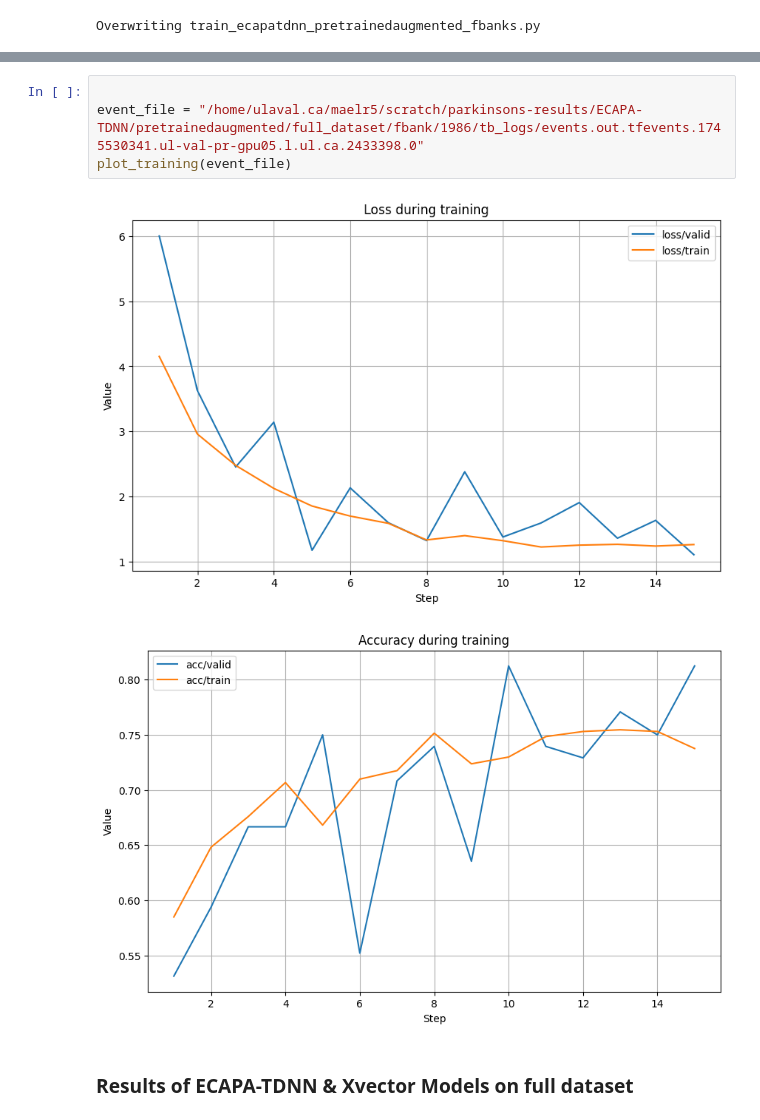
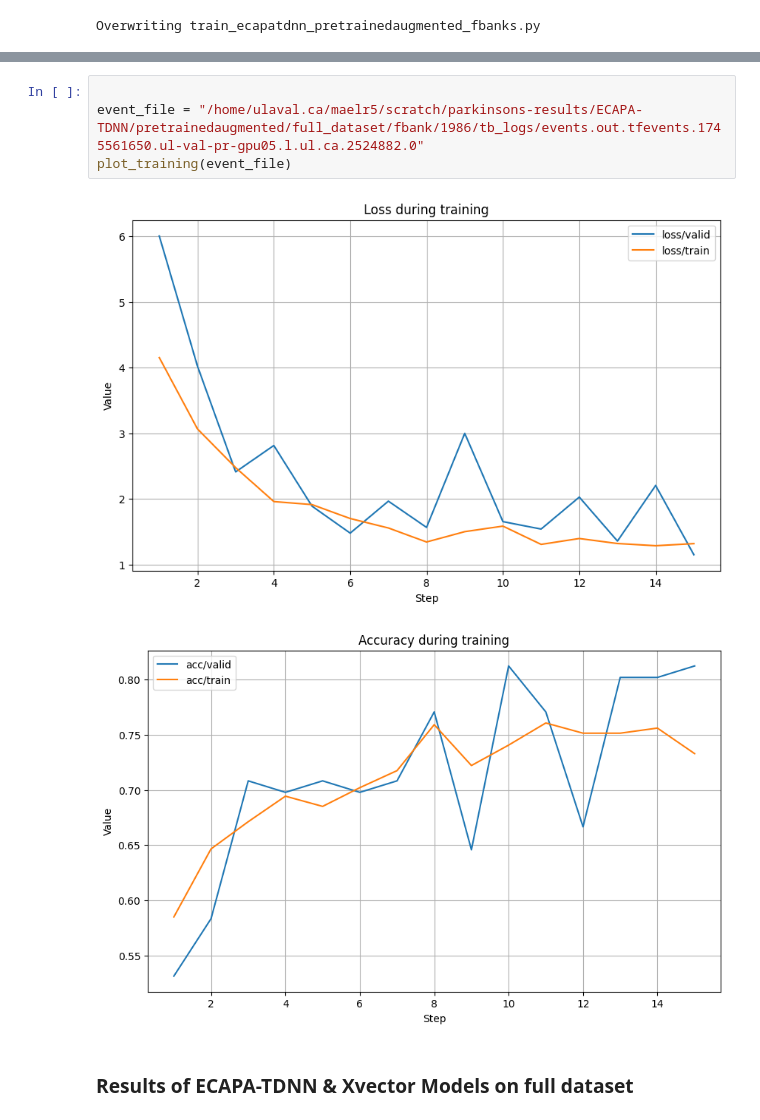
Before and after one commit to Maab-Nimir/Parkinson-Disease-Detection, a Jupyter notebook: train_models/ecapa-tdnn.ipynb, the cells around one changed output, grey strips where cells are left out. Drawn from its saved outputs; the diff is of its cells as text.

```diff
--- a/train_models/ecapa-tdnn.ipynb
+++ b/train_models/ecapa-tdnn.ipynb
@@ -2299,11 +2308,11 @@ Epoch loaded: 15,
 'HC' => 1
 # %%
 
-event_file = "/home/ulaval.ca/maelr5/scratch/parkinsons-results/ECAPA-TDNN/pretrainedaugmented/full_dataset/fbank/1986/tb_logs/events.out.tfevents.1745530341.ul-val-pr-gpu05.l.ul.ca.2433398.0"
+event_file = "/home/ulaval.ca/maelr5/scratch/parkinsons-results/ECAPA-TDNN/pretrainedaugmented/full_dataset/fbank/1986/tb_logs/events.out.tfevents.1745561650.ul-val-pr-gpu05.l.ul.ca.2524882.0"
 plot_training(event_file)
 # %% [output]
-[figure, old version]
+[figure, new version]
-[figure, old version]
+[figure, new version]
 # %% [markdown]
 ### Results of ECAPA-TDNN & Xvector Models on full dataset
 # %% [markdown]
```
Also changed, not shown: parts of 39 cells of this notebook, 5 other files.
